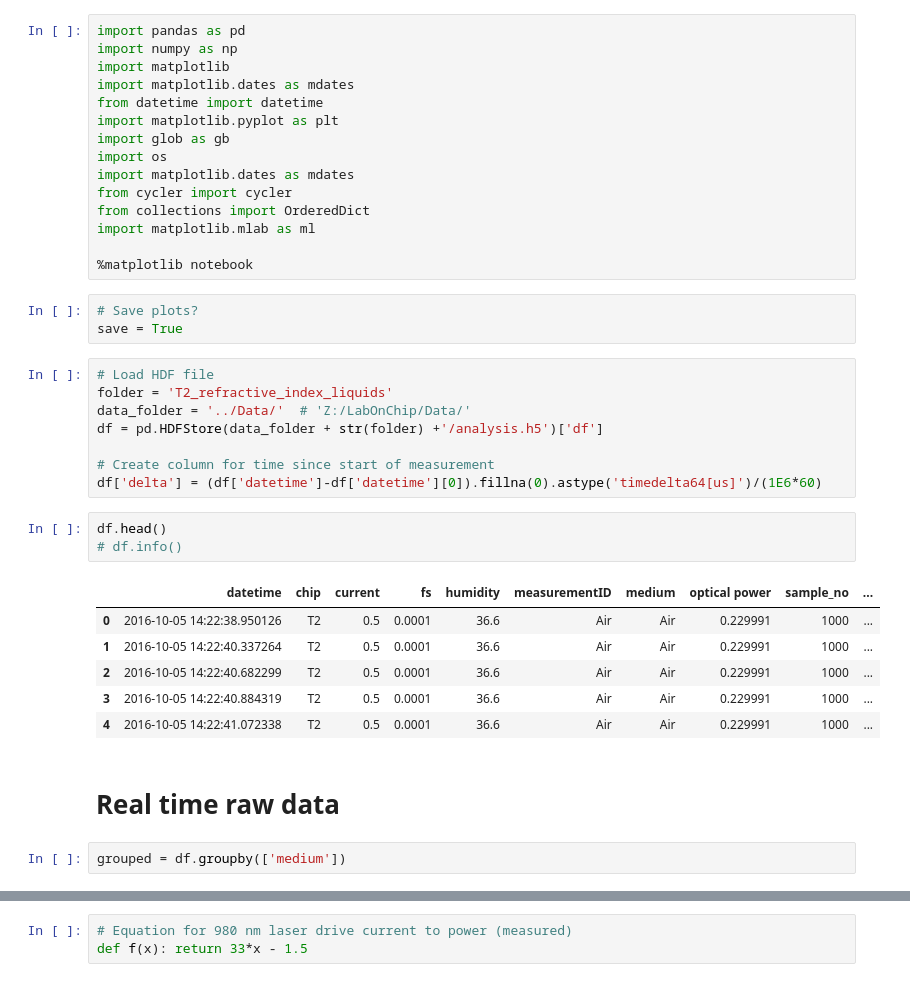
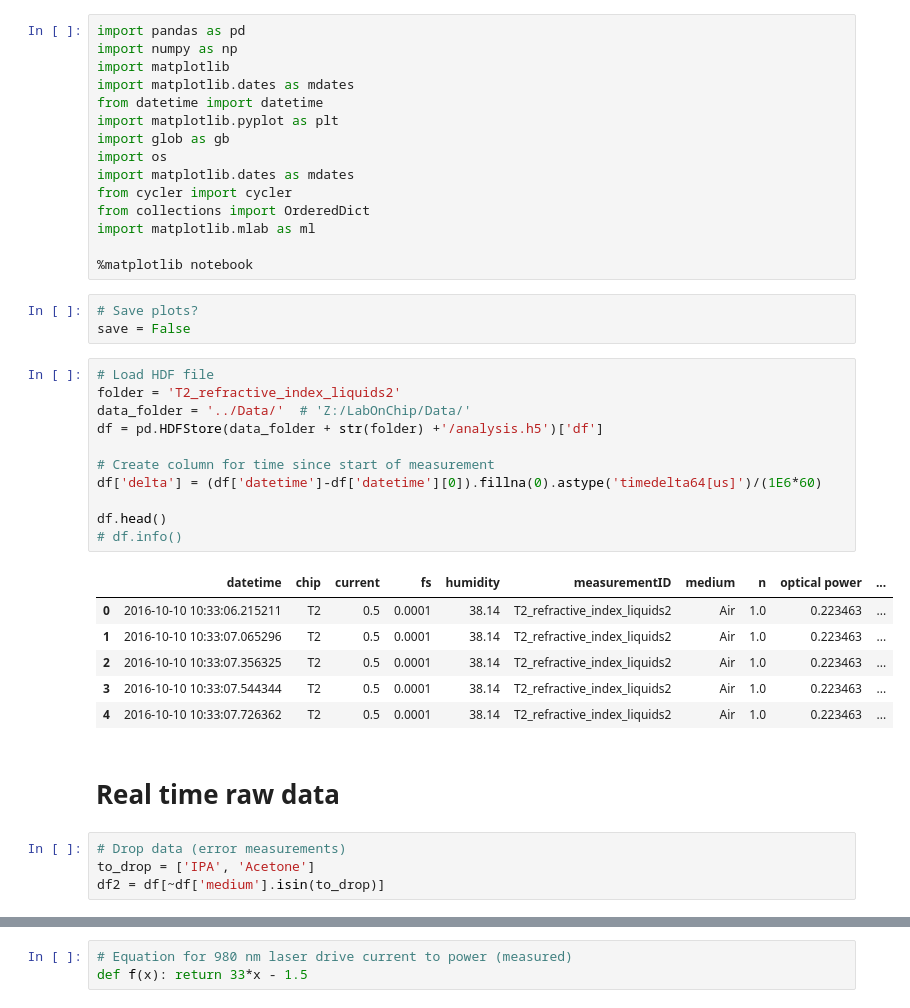
Before and after one commit to mn14tm/FlowCellPicoscope, a Jupyter notebook: Examples/h5Analysis_refractiveIndexLiquids_sweepLaserPower.ipynb, the cells around one changed output, grey strips where cells are left out. Cells and saved outputs as stored; diff of their text form.

```diff
--- a/Examples/h5Analysis_refractiveIndexLiquids_sweepLaserPower.ipynb
+++ b/Examples/h5Analysis_refractiveIndexLiquids_sweepLaserPower.ipynb
@@ -15,29 +15,31 @@ import matplotlib.mlab as ml
 %matplotlib notebook
 # %%
 # Save plots?
-save = True
+save = False
 # %%
 # Load HDF file
-folder = 'T2_refractive_index_liquids'
+folder = 'T2_refractive_index_liquids2'
 data_folder = '../Data/'  # 'Z:/LabOnChip/Data/'
 df = pd.HDFStore(data_folder + str(folder) +'/analysis.h5')['df']
 
 # Create column for time since start of measurement
 df['delta'] = (df['datetime']-df['datetime'][0]).fillna(0).astype('timedelta64[us]')/(1E6*60)
+
+df.head()
+# df.info()
+# %% [output]
+|  | datetime | chip | current | fs | humidity | measurementID | medium | n | optical power | ... |
+| 0 | 2016-10-10 10:33:06.215211 | T2 | 0.5 | 0.0001 | 38.14 | T2_refractive_index_liquids2 | Air | 1.0 | 0.223463 | ... |
+| 1 | 2016-10-10 10:33:07.065296 | T2 | 0.5 | 0.0001 | 38.14 | T2_refractive_index_liquids2 | Air | 1.0 | 0.223463 | ... |
+| 2 | 2016-10-10 10:33:07.356325 | T2 | 0.5 | 0.0001 | 38.14 | T2_refractive_index_liquids2 | Air | 1.0 | 0.223463 | ... |
+| 3 | 2016-10-10 10:33:07.544344 | T2 | 0.5 | 0.0001 | 38.14 | T2_refractive_index_liquids2 | Air | 1.0 | 0.223463 | ... |
+| 4 | 2016-10-10 10:33:07.726362 | T2 | 0.5 | 0.0001 | 38.14 | T2_refractive_index_liquids2 | Air | 1.0 | 0.223463 | ... |
-# %%
-df.head()
-# df.info()
-# %% [output]
-|  | datetime | chip | current | fs | humidity | measurementID | medium | optical power | sample_no | ... |
-| 0 | 2016-10-05 14:22:38.950126 | T2 | 0.5 | 0.0001 | 36.6 | Air | Air | 0.229991 | 1000 | ... |
-| 1 | 2016-10-05 14:22:40.337264 | T2 | 0.5 | 0.0001 | 36.6 | Air | Air | 0.229991 | 1000 | ... |
-| 2 | 2016-10-05 14:22:40.682299 | T2 | 0.5 | 0.0001 | 36.6 | Air | Air | 0.229991 | 1000 | ... |
-| 3 | 2016-10-05 14:22:40.884319 | T2 | 0.5 | 0.0001 | 36.6 | Air | Air | 0.229991 | 1000 | ... |
-| 4 | 2016-10-05 14:22:41.072338 | T2 | 0.5 | 0.0001 | 36.6 | Air | Air | 0.229991 | 1000 | ... |
 # %% [markdown]
 # Real time raw data
-# %%
-grouped = df.groupby(['medium'])
+# %%
+# Drop data (error measurements)
+to_drop = ['IPA', 'Acetone']
+df2 = df[~df['medium'].isin(to_drop)]
 # %%
 # Create colormap for plotting
 n = len(df.medium.unique()) # Number of colors
```
Also changed, not shown: parts of 15 cells of this notebook.
